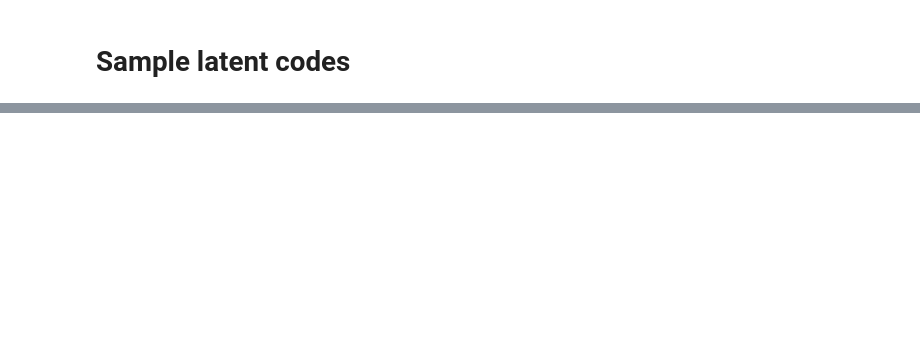
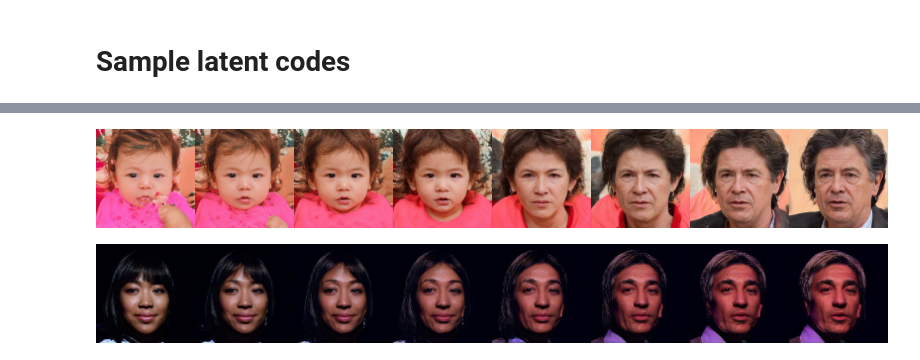
Before and after one commit to yuzq97/starter_project, a Jupyter notebook: demo.ipynb, the cells around one changed output, grey strips where cells are left out. Saved outputs shown, nothing was run; the diff lists cells and outputs as text; code cells hidden in the pictures; blank space fills up the shorter version.

```diff
--- a/demo.ipynb
+++ b/demo.ipynb
@@ -123,0 +121,23 @@ imshow(new_images, col=num_samples)
+# %%
+#@title { display-mode: "form", run: "auto" }
+attribute = "age" #@param ['age', 'eyeglasses', 'gender', 'pose', 'smile']
+boundary = boundaries[attribute]
+
+total_num = latent_codes.shape[0]
+for sample_id in range(total_num):
+  interpolations = linear_interpolate(latent_codes[sample_id:sample_id + 1],
+                                      boundary,
+                                      start_distance=-3.0,
+                                      end_distance=3.0,
+                                      steps=num_steps)
+  images = []
+  for interpolations_batch in generator.get_batch_inputs(interpolations):
+    outputs = generator.easy_synthesize(interpolations_batch, **synthesis_kwargs)
+    image = outputs['image']
+    images.append(image)
+
+  images = np.concatenate(images)
+  imshow(images,col=num_steps)
+# %% [output]
+[figure, added]
+[figure, added]
```
Also changed, not shown: parts of 9 cells of this notebook.
